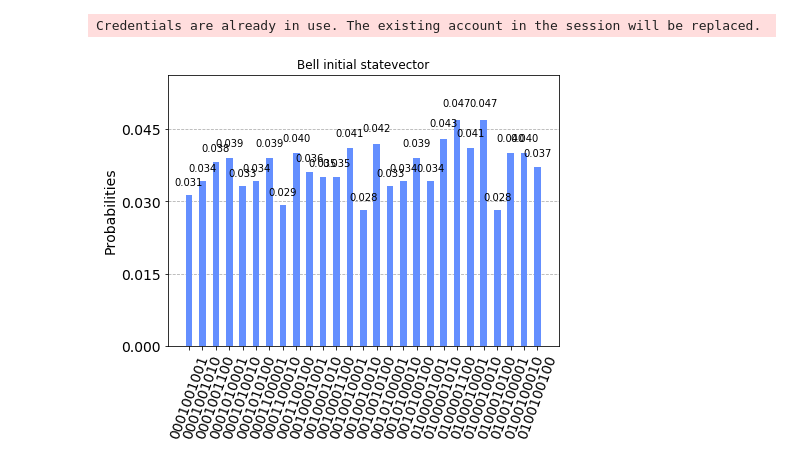
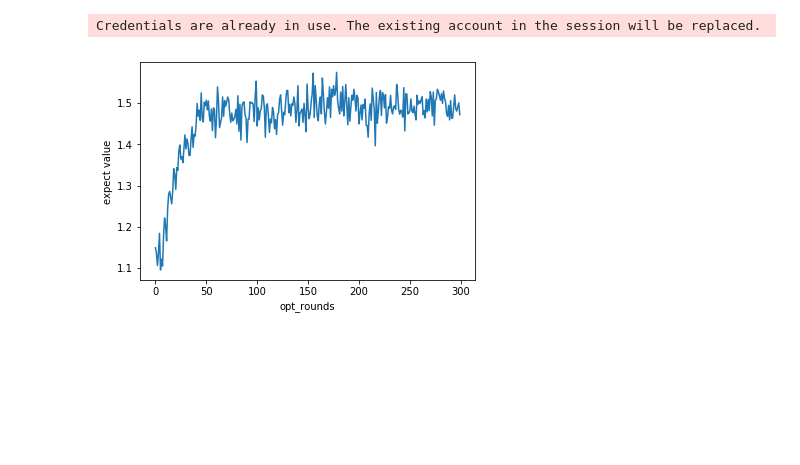
Before and after one commit to XunyiZhao/Quantum_Information_Project, a Jupyter notebook: k-colorable-subgraph.ipynb, the cells around one changed output. Saved outputs shown, nothing was run; the diff lists cells and outputs as text; code cells hidden in the pictures; blank space fills up the shorter version.

```diff
--- a/k-colorable-subgraph.ipynb
+++ b/k-colorable-subgraph.ipynb
@@ -118,12 +159,12 @@ class k_color:
 # %%
-G = nx.Graph([(0,1),(0,2)])
+G = nx.Graph([(0,1),(0,2),(2,3)])
 k_col = k_color(G)
-k_col.build_circuit(k=3)
-# %%
-simulator = Aer.get_backend('qasm_simulator')
-# Execute and get counts
-result = execute(k_col.circ, simulator).result()
-counts = result.get_counts(k_col.circ)
-plot_histogram(counts, title="Bell initial statevector")
-# %% [output]
-[figure, removed]
+# %%
+%%time
+curve = k_col.train(k = 2, opt_rounds=300, depth = 3, learning_rate = 0.01)
+plt.plot(curve)
+plt.ylabel('expect value')
+plt.xlabel('opt_rounds')
+plt.show()
+# %% [output]
+[figure, added]
```
Also changed, not shown: parts of 5 cells of this notebook.
